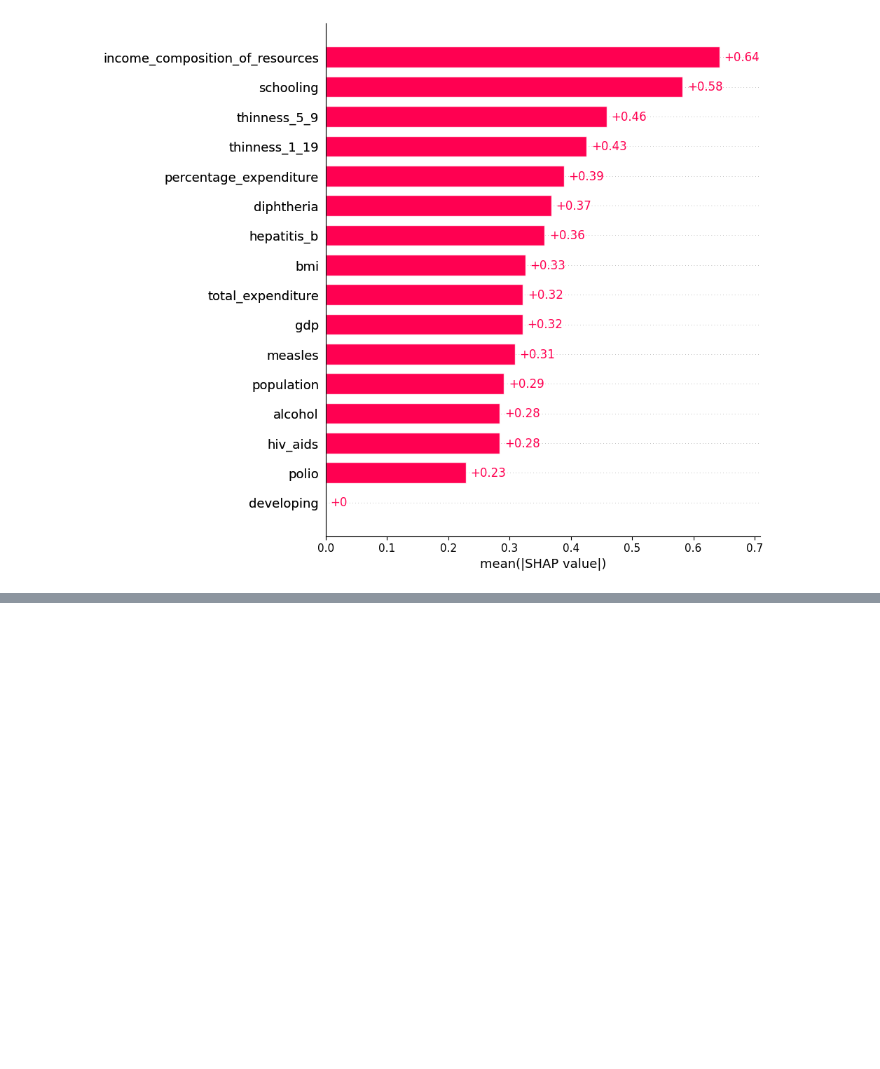
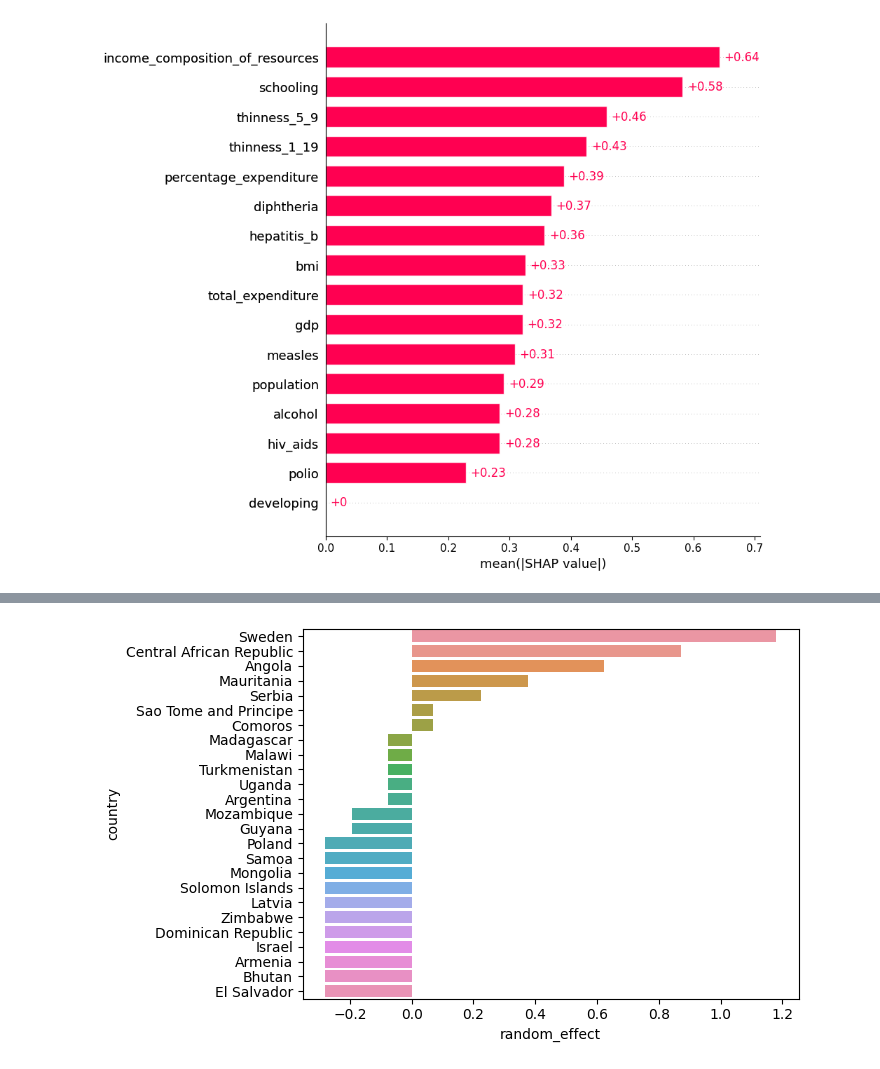
Before and after one commit to AhmetZamanis/PanelLifeExpectancy, a Jupyter notebook: 2.1_GPB.ipynb, the cells around one changed output, grey strips where cells are left out. Drawn from its saved outputs; the diff is of its cells as text; code cells hidden in the pictures; blank space fills up the shorter version.

```diff
--- a/2.1_GPB.ipynb
+++ b/2.1_GPB.ipynb
@@ -286,2 +379,10 @@ _ = sns.barplot(x = random_effects_country, y = random_effects_country.index)
+# %%
+# Countries, test set only
+_ = sns.barplot(
+    x = re_country[re_country.index.isin(G_test["country"])],
+    y = re_country[re_country.index.isin(G_test["country"])].index
+)
+# %% [output]
+[figure, added]
 # %%
 # Years
```
Also changed, not shown: parts of 17 cells of this notebook, 1 other file.
